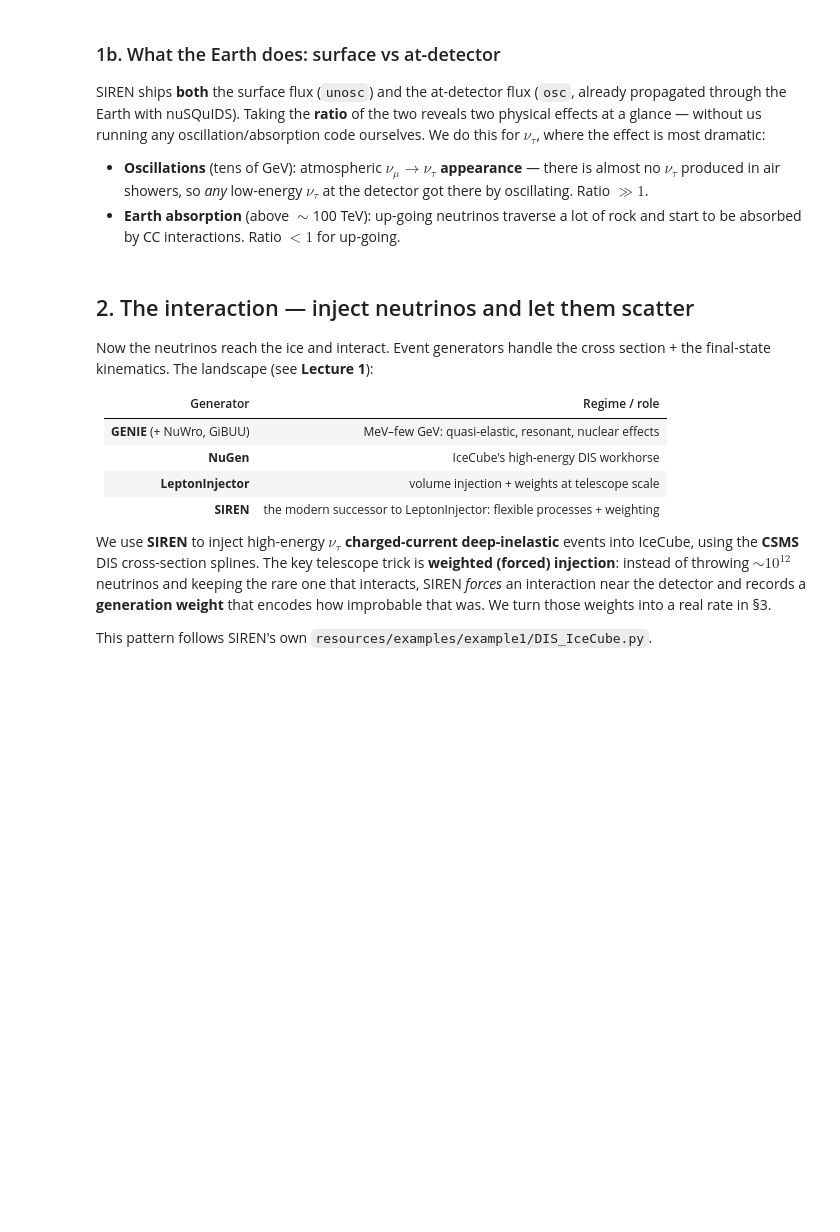
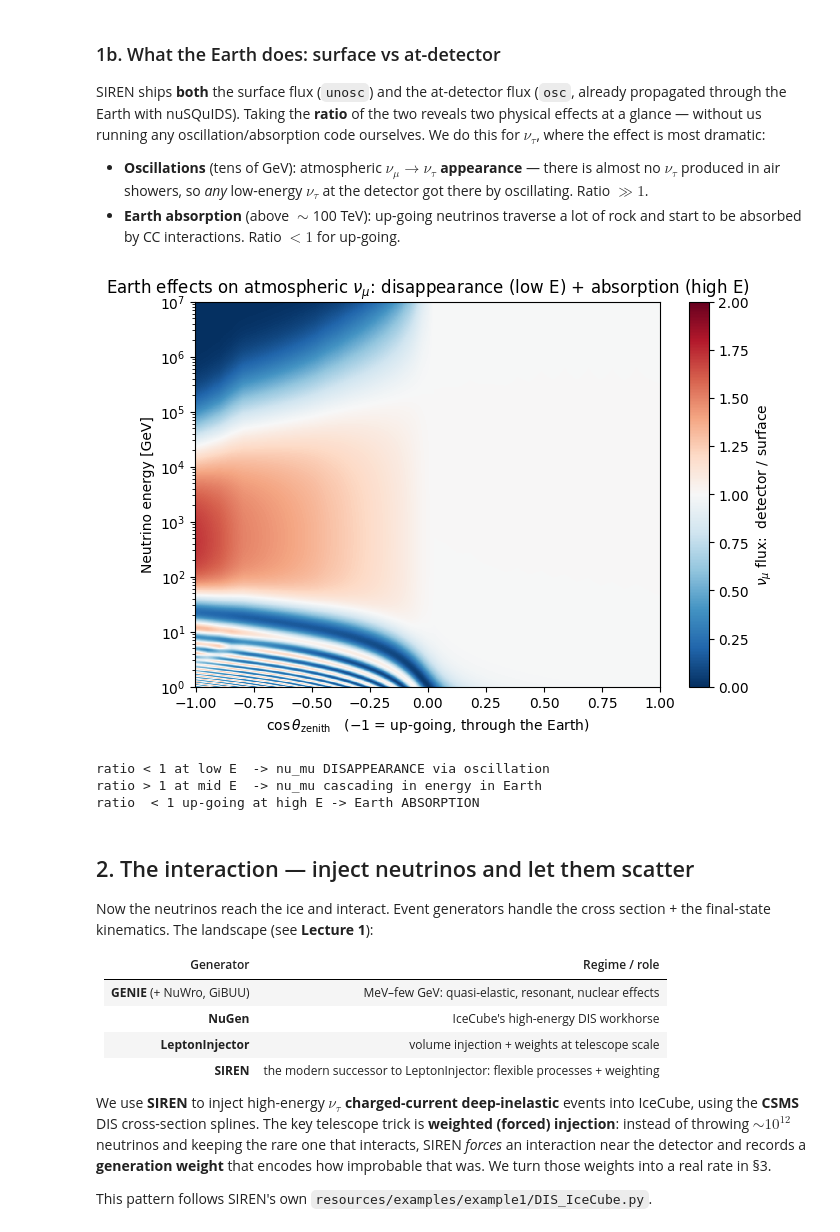
Before and after one commit to nickkamp1/CNP_Neutrino_Interactions, a Jupyter notebook: Lecture3_Simulation/1_SIREN_flux_injection_weights.ipynb, the cells around one changed output. Cells and saved outputs as stored; diff of their text form; code cells hidden in the pictures; blank space fills up the shorter version.

```diff
--- a/Lecture3_Simulation/1_SIREN_flux_injection_weights.ipynb
+++ b/Lecture3_Simulation/1_SIREN_flux_injection_weights.ipynb
@@ -234,18 +217,23 @@ where the effect is most dramatic:
 # %%
 # nu_tau + nu_taubar, surface vs at-detector, across the (E, cos-zenith) plane
 ratio = np.divide(flux_det_mu, flux_surf_mu, out=np.full_like(flux_det_mu, np.nan), where=flux_surf_mu > 0)
 
 plt.figure(figsize=(7.5, 5))
-pc = plt.pcolormesh(czt, Et, ratio, shading="auto", vmin=0, vmax=2, cmap="RdBu_r")
+pc = plt.pcolormesh(cz, E, ratio, shading="auto", vmin=0, vmax=2, cmap="RdBu_r")
 plt.yscale("log"); plt.ylim(1, 1e7)
 plt.ylabel("Neutrino energy [GeV]")
 plt.xlabel(r"$\cos\theta_{\rm zenith}$   ($-1$ = up-going, through the Earth)")
-plt.colorbar(pc, label=r"$\nu_\tau$ flux:  detector / surface")
+plt.colorbar(pc, label=r"$\nu_\mu$ flux:  detector / surface")
 plt.title(r"Earth effects on atmospheric $\nu_\mu$: disappearance (low E) + absorption (high E)")
 plt.show()
 print("ratio < 1 at low E  -> nu_mu DISAPPEARANCE via oscillation")
 print("ratio > 1 at mid E  -> nu_mu cascading in energy in Earth")
 print("ratio  < 1 up-going at high E -> Earth ABSORPTION")
+# %% [output]
+[figure, added]
+ratio < 1 at low E  -> nu_mu DISAPPEARANCE via oscillation
+ratio > 1 at mid E  -> nu_mu cascading in energy in Earth
+ratio  < 1 up-going at high E -> Earth ABSORPTION
 # %% [markdown]
 ## 2. The interaction — inject neutrinos and let them scatter
 
```
Also changed, not shown: parts of 8 cells of this notebook.
